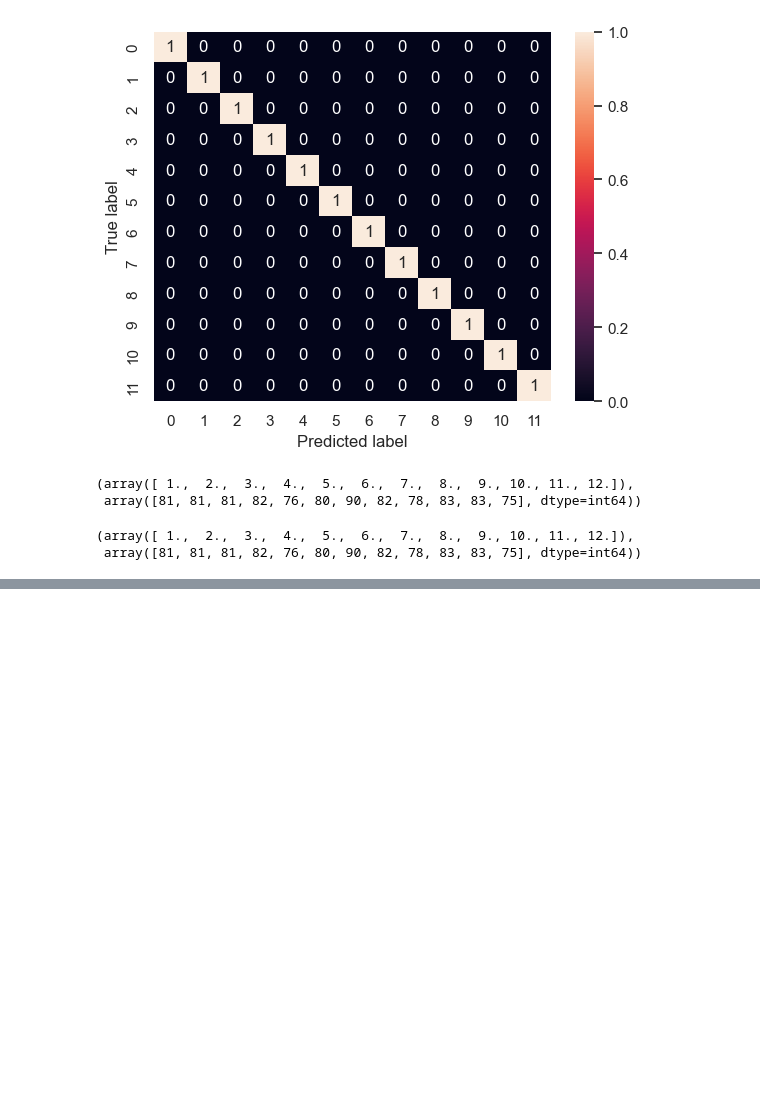
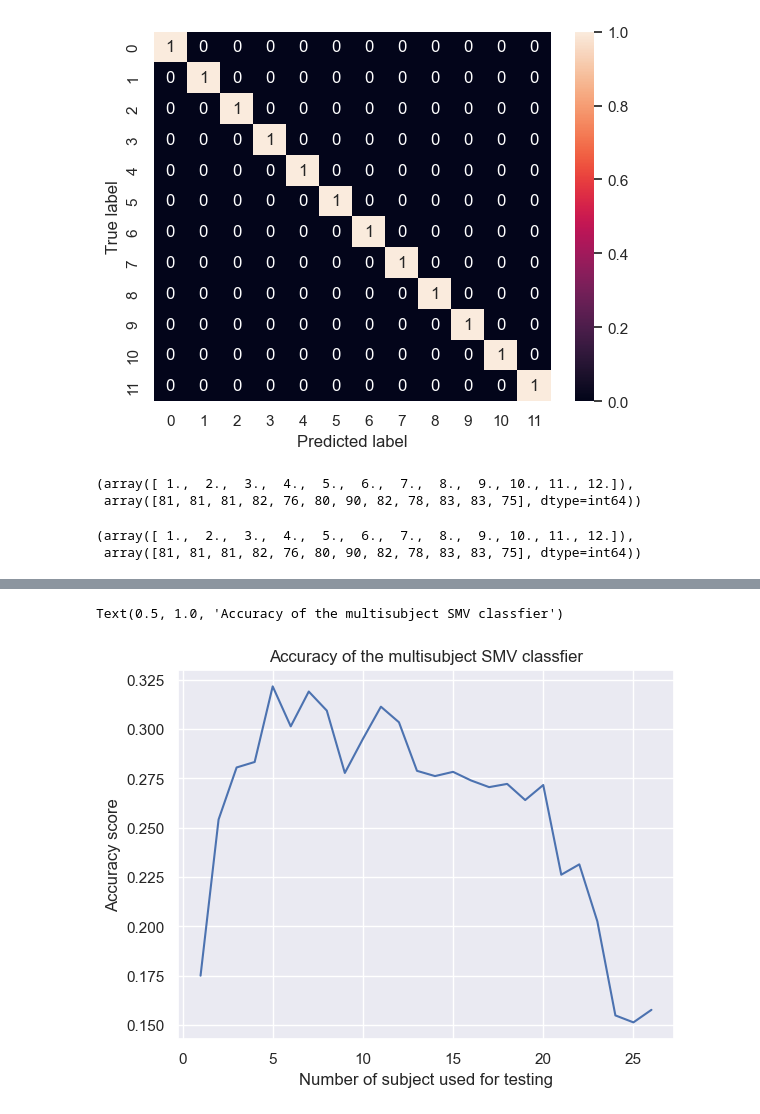
Before and after one commit to loufourneaux/project_2_nssp, a Jupyter notebook: part_2.ipynb, the cells around one changed output, grey strips where cells are left out. Drawn from its saved outputs; the diff is of its cells as text; code cells hidden in the pictures; blank space fills up the shorter version.

```diff
--- a/part_2.ipynb
+++ b/part_2.ipynb
@@ -498,0 +560,21 @@ We reach a high accuracy (0.97), with a number of features that went from 60 to
+# %%
+ACCU = []
+SIZE =[]
+for i in range(n_subjects - 1) :
+    train_test_size = i +1
+
+    X_train, X_test, y_train, y_test = train_test_split(dataset, labels, test_size=(i+1)/n_subjects, shuffle=False, random_state=34)
+
+    scaler = StandardScaler()
+    X_train_z = scaler.fit_transform(X_train)
+    X_test_z = scaler.transform(X_test)
+
+    clf = SVC(kernel='linear')  #linear seems to work best
+    clf.fit(X_train_z, y_train)
+
+    y_pred = clf.predict(X_test_z)
+
+    accuracy = accuracy_score(y_test, y_pred)
+    ACCU.append(accuracy)
+    SIZE.append(train_test_size)
+    print(f"Accuracy score for split test_size = {i+1} subject, {np.round((i+1)/n_subjects, 2)} % of the dataset : {accuracy}")
@@ -498,0 +599,8 @@ We reach a high accuracy (0.97), with a number of features that went from 60 to
+# %%
+plt.plot(SIZE, ACCU)
+plt.xlabel('Number of subject used for testing')
+plt.ylabel('Accuracy score')
+plt.title('Accuracy of the multisubject SMV classfier')
+# %% [output]
+Text(0.5, 1.0, 'Accuracy of the multisubject SMV classfier')
+[figure, added]
```
Also changed, not shown: parts of 9 cells of this notebook.
